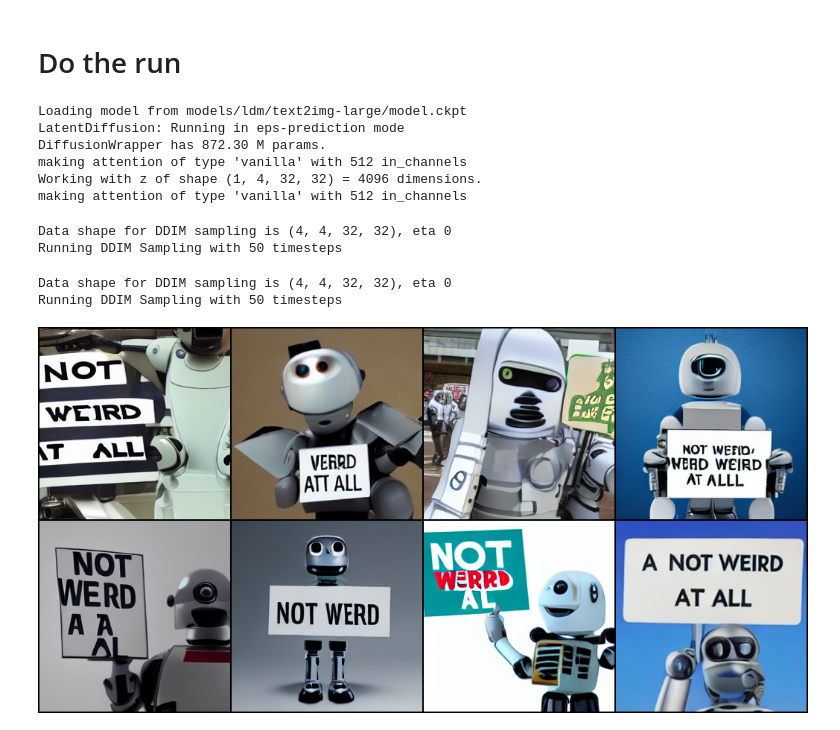
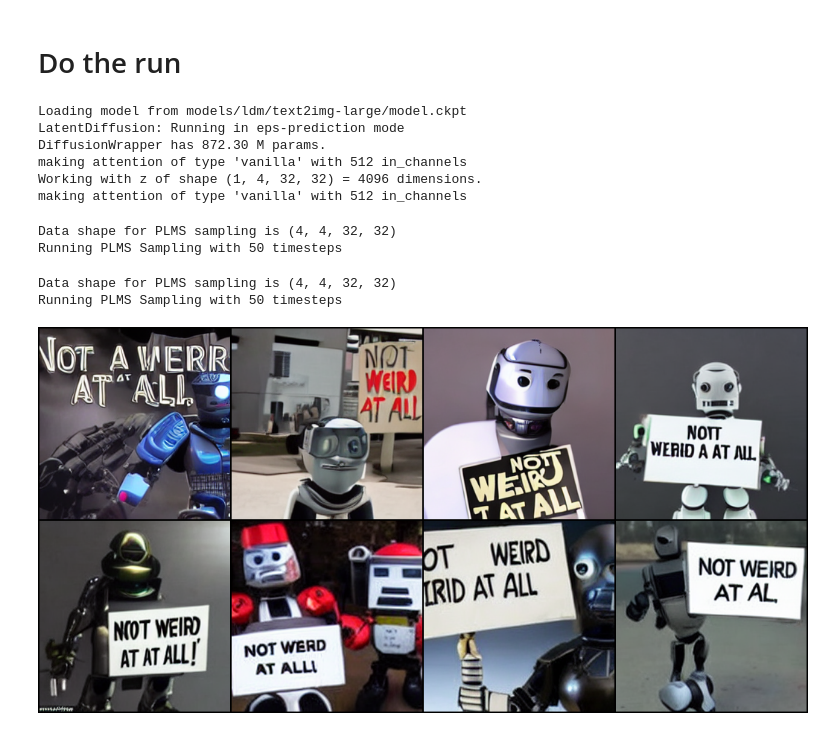
Before and after one commit to multimodalart/latent-diffusion-notebook, a Jupyter notebook: Latent_Diffusion_LAION_400M_model_text_to_image.ipynb, the cells around one changed output. Cells and saved outputs as stored; diff of their text form; code cells hidden in the pictures.

```diff
--- a/Latent_Diffusion_LAION_400M_model_text_to_image.ipynb
+++ b/Latent_Diffusion_LAION_400M_model_text_to_image.ipynb
@@ -98,7 +99,11 @@ def run(opt):
 
     device = torch.device("cuda") if torch.cuda.is_available() else torch.device("cpu")
     model = model.to(device)
-    sampler = DDIMSampler(model)
+    if opt.plms:
+        opt.ddim_eta = 0
+        sampler = PLMSSampler(model)
+    else:
+        sampler = DDIMSampler(model)
 
     os.makedirs(opt.outdir, exist_ok=True)
     outpath = opt.outdir
@@ -154,36 +159,38 @@ def run(opt):
 # %%
 #@title Parameters
 import argparse
-Prompt = "a robot holding a sign that reads: not weird at all" #@param{type:"string"}
+Prompt = "A mecha robot holding a sign that reads: 'Not weird at all'" #@param{type:"string"}
 Steps = 50 #@param {type:"integer"}
 ETA = 0 #@param{type:"integer"}
 Iterations = 2 #@param{type:"integer"}
 Width=256 #@param{type:"integer"}
 Height=256 #@param{type:"integer"}
 Samples_in_parallel=4 #@param{type:"integer"}
 Diversity_scale=5.0 #@param {type:"number"}
+PLMS_sampling=True #@param {type:"boolean"}
 
 args = argparse.Namespace(
     prompt = Prompt,
     outdir='outputs',
     ddim_steps = Steps,
     ddim_eta = ETA,
     n_iter = Iterations,
     W=Width,
     H=Height,
     n_samples=Samples_in_parallel,
-    scale=Diversity_scale
+    scale=Diversity_scale,
+    plms=PLMS_sampling
 )
 run(args)
 # %% [output]
 Loading model from models/ldm/text2img-large/model.ckpt
 LatentDiffusion: Running in eps-prediction mode
 DiffusionWrapper has 872.30 M params.
 making attention of type 'vanilla' with 512 in_channels
 Working with z of shape (1, 4, 32, 32) = 4096 dimensions.
 making attention of type 'vanilla' with 512 in_channels
-Data shape for DDIM sampling is (4, 4, 32, 32), eta 0
-Running DDIM Sampling with 50 timesteps
+Data shape for PLMS sampling is (4, 4, 32, 32)
+Running PLMS Sampling with 50 timesteps
-Data shape for DDIM sampling is (4, 4, 32, 32), eta 0
-Running DDIM Sampling with 50 timesteps
+Data shape for PLMS sampling is (4, 4, 32, 32)
+Running PLMS Sampling with 50 timesteps
-[figure, old version]
+[figure, new version]
```
Also changed, not shown: parts of 2 cells of this notebook.
